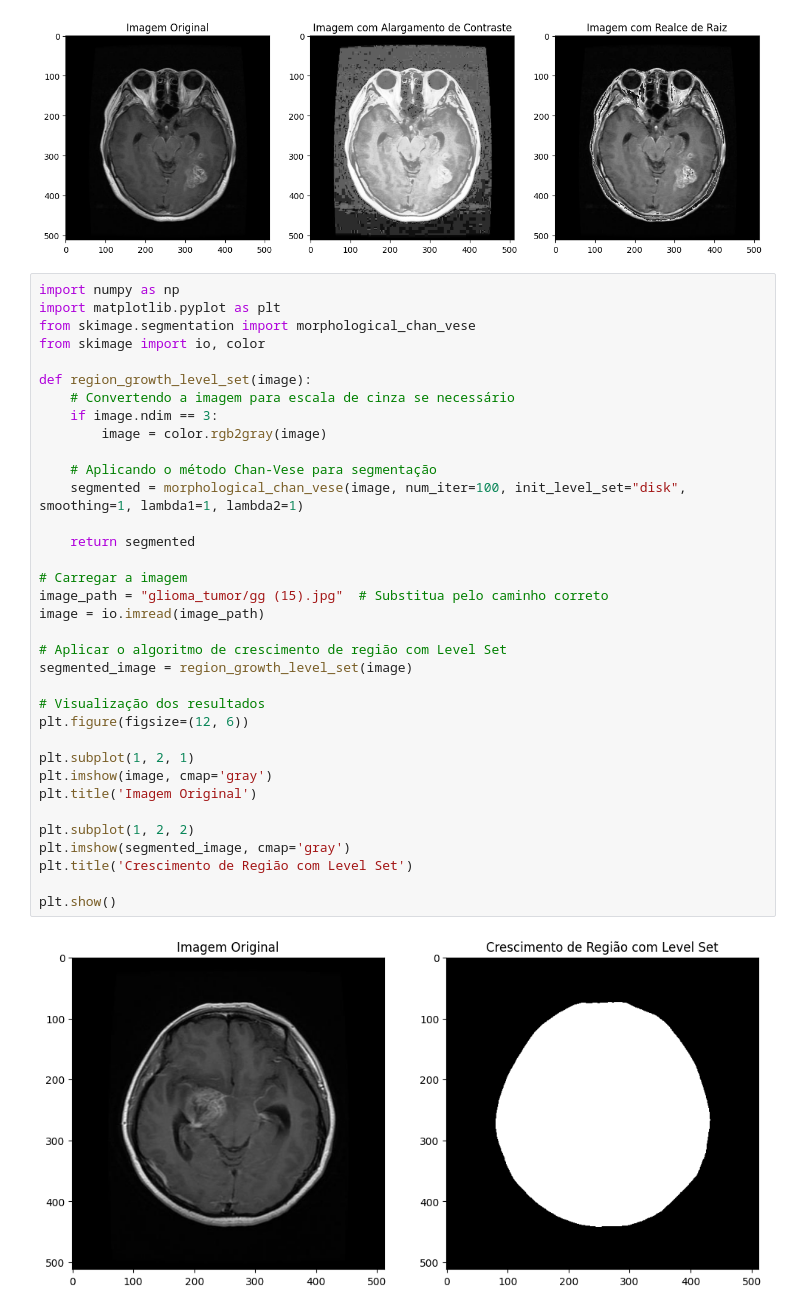
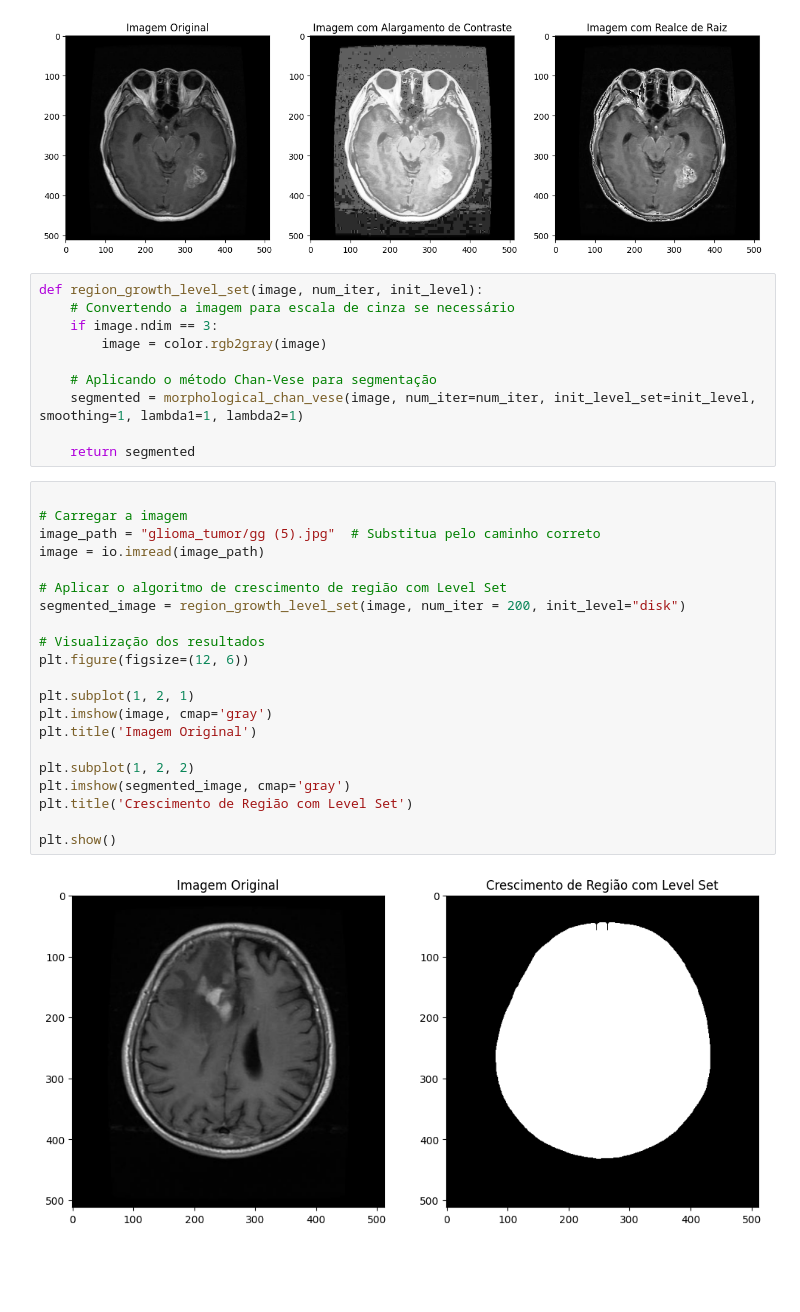
Before and after one commit to lucasmourasantos/visao_computacional, a Jupyter notebook: region_growing.ipynb, the cells around one changed output. Cells and saved outputs as stored; diff of their text form; blank space fills up the shorter version.

```diff
--- a/region_growing.ipynb
+++ b/region_growing.ipynb
@@ -65,40 +64,36 @@ plt.imshow(power_image, cmap='gray')
 plt.show()
 # %% [output]
 [figure]
+# %%
+def region_growth_level_set(image, num_iter, init_level):
+    # Convertendo a imagem para escala de cinza se necessário
+    if image.ndim == 3:
+        image = color.rgb2gray(image)
+
+    # Aplicando o método Chan-Vese para segmentação
+    segmented = morphological_chan_vese(image, num_iter=num_iter, init_level_set=init_level, smoothing=1, lambda1=1, lambda2=1)
+
+    return segmented
 # %%
-import numpy as np
-import matplotlib.pyplot as plt
-from skimage.segmentation import morphological_chan_vese
-from skimage import io, color
-
-def region_growth_level_set(image):
-    # Convertendo a imagem para escala de cinza se necessário
-    if image.ndim == 3:
-        image = color.rgb2gray(image)
-
-    # Aplicando o método Chan-Vese para segmentação
-    segmented = morphological_chan_vese(image, num_iter=100, init_level_set="disk", smoothing=1, lambda1=1, lambda2=1)
-
-    return segmented
 
 # Carregar a imagem
-image_path = "glioma_tumor/gg (15).jpg"  # Substitua pelo caminho correto
+image_path = "glioma_tumor/gg (5).jpg"  # Substitua pelo caminho correto
 image = io.imread(image_path)
 
 # Aplicar o algoritmo de crescimento de região com Level Set
-segmented_image = region_growth_level_set(image)
+segmented_image = region_growth_level_set(image, num_iter = 200, init_level="disk")
 
 # Visualização dos resultados
 plt.figure(figsize=(12, 6))
 
 plt.subplot(1, 2, 1)
 plt.imshow(image, cmap='gray')
 plt.title('Imagem Original')
 
 plt.subplot(1, 2, 2)
 plt.imshow(segmented_image, cmap='gray')
 plt.title('Crescimento de Região com Level Set')
 
 plt.show()
 # %% [output]
-[figure, old version]
+[figure, new version]
```
Also changed, not shown: parts of 2 cells of this notebook, 3 other files.
